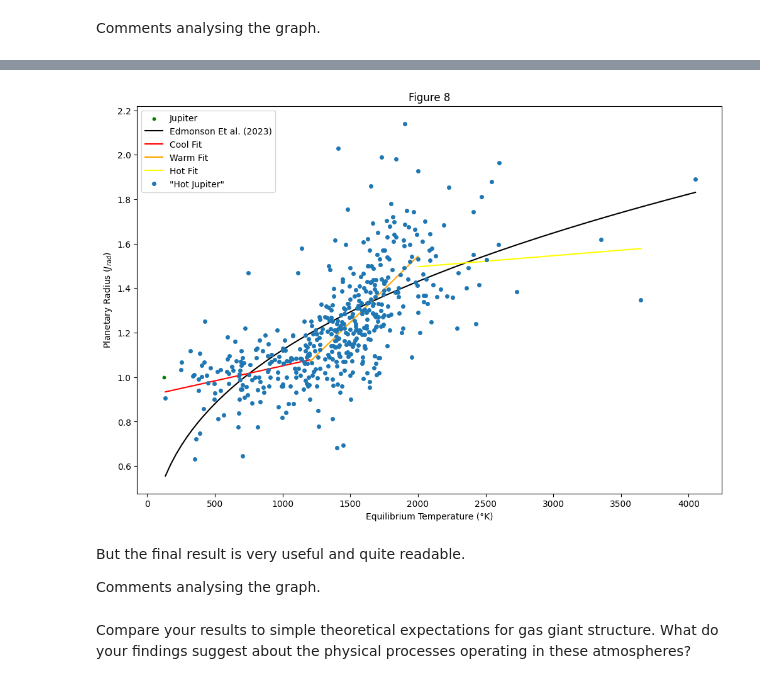
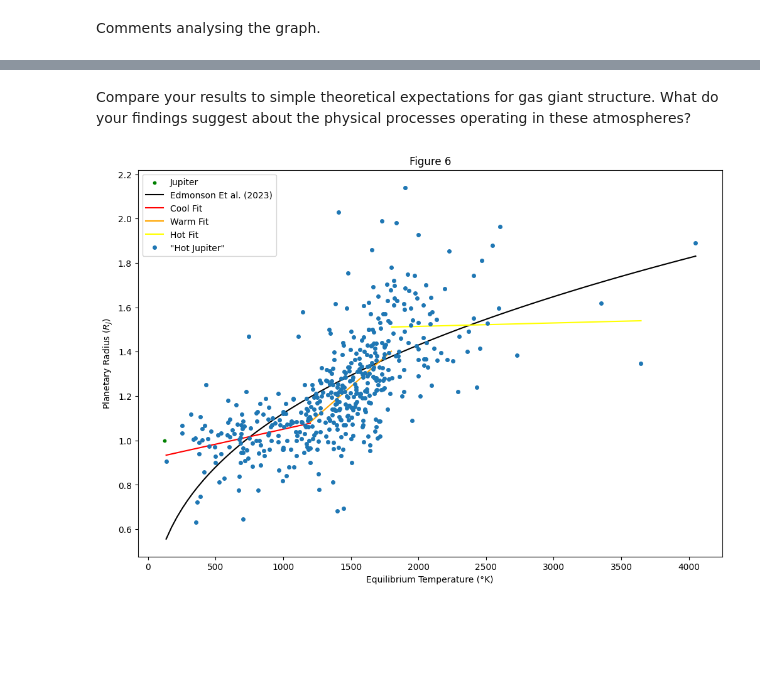
Before and after one commit to Macauley-Jones/PHYS2116_Comp_Assignment, a Jupyter notebook: Computational Assignment.ipynb, the cells around one changed output, grey strips where cells are left out. Drawn from its saved outputs; the diff is of its cells as text; code cells hidden in the pictures; blank space fills up the shorter version.

```diff
--- a/Computational Assignment.ipynb
+++ b/Computational Assignment.ipynb
@@ -346,10 +293,2 @@ def legend_error_plot(xaxis, yaxis, xname, yname, xerr, yerr, Jup, Ed, Fits, n):
-# %%
-legend_error_plot(temps, radii, "Equilibrium Temperature (°K)", "Planetary Radius ($J_{rad}$)", None, None, True, True, True, 8)
-# %% [output]
-[figure, removed]
-# %% [markdown]
-But the final result is very useful and quite readable.
-
-Comments analysing the graph.
 # %% [markdown]
 Compare your results to simple theoretical expectations for gas giant structure. What do your findings suggest about the physical processes operating in these atmospheres?
@@ -355,0 +330,4 @@ Compare your results to simple theoretical expectations for gas giant structure.
+# %%
+legend_error_plot(temps, radii, "Equilibrium Temperature (°K)", "Planetary Radius ($R_{J}$)", None, None, True, True, True, 6)
+# %% [output]
+[figure, added]
```
Also changed, not shown: parts of 17 cells of this notebook.
